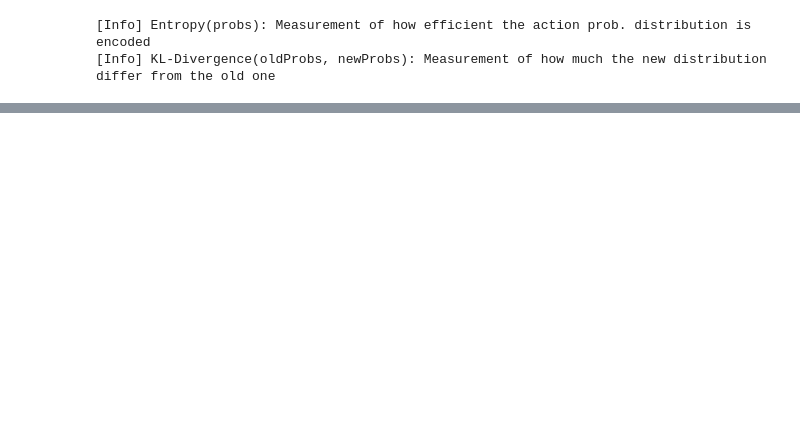
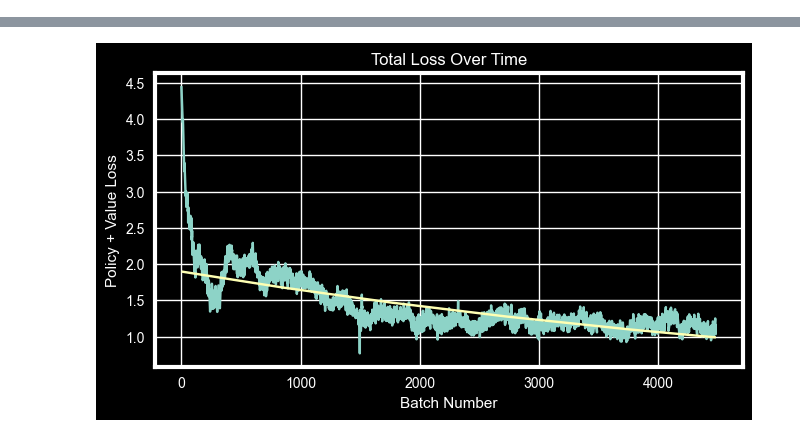
Before and after one commit to yamaceay/gomoku, a Jupyter notebook: stats.ipynb, the cells around one changed output, grey strips where cells are left out. Saved outputs shown, nothing was run; the diff lists cells and outputs as text; code cells hidden in the pictures; blank space fills up the shorter version.

```diff
--- a/stats.ipynb
+++ b/stats.ipynb
@@ -164,11 +181,26 @@ print(f"[Info] Loss: Sum of policy loss and value loss, the main objective funct
-# %%
-# Measuring Policy Estimation
-
-print(f"[Info] Entropy(probs): Measurement of how efficient the action prob. distribution is encoded")
-print(f"[Info] KL-Divergence(oldProbs, newProbs): Measurement of how much the new distribution differ from the old one")
-
-loss_significance = .6
-entropy_significance = .6
-# %% [output]
-[Info] Entropy(probs): Measurement of how efficient the action prob. distribution is encoded
-[Info] KL-Divergence(oldProbs, newProbs): Measurement of how much the new distribution differ from the old one
+# %%
+# Loss and Learning Rate
+
+print(f"[Info] Loss: Sum of policy loss and value loss, the main objective function to be minimized during training")
+
+loss_significance = -.5
+
+loss_corr = autocorr(train_df, "loss")
+
+if loss_corr > loss_significance:
+    print(f"[Warn] The loss does not decrease significantly, which prevents the convergence of the model")
+    print(f"[Warn] There might be a problem in loss function or hyperparameters")
+
+loss_lr = LinearRegression()
+loss_lr.fit(x_axis, np.log(train_df["loss"]))
+loss_estimator = lambda x: np.exp(loss_lr.coef_[0] * x + loss_lr.intercept_)
+
+fig, axes = plt.subplots(1, 1, figsize=(6, 3))
+ax = train_df["loss"].plot(ax=axes)
+ax.set_title("Total Loss Over Time")
+ax.set_xlabel("Batch Number")
+ax.set_ylabel("Policy + Value Loss")
+ax.plot(x_axis, list(map(loss_estimator, x_axis)))
+
+plt.show()
+# %% [output]
@@ -174,0 +208 @@ entropy_significance = .6
+[figure, added]
```
Also changed, not shown: parts of 16 cells of this notebook, 1 other file.
